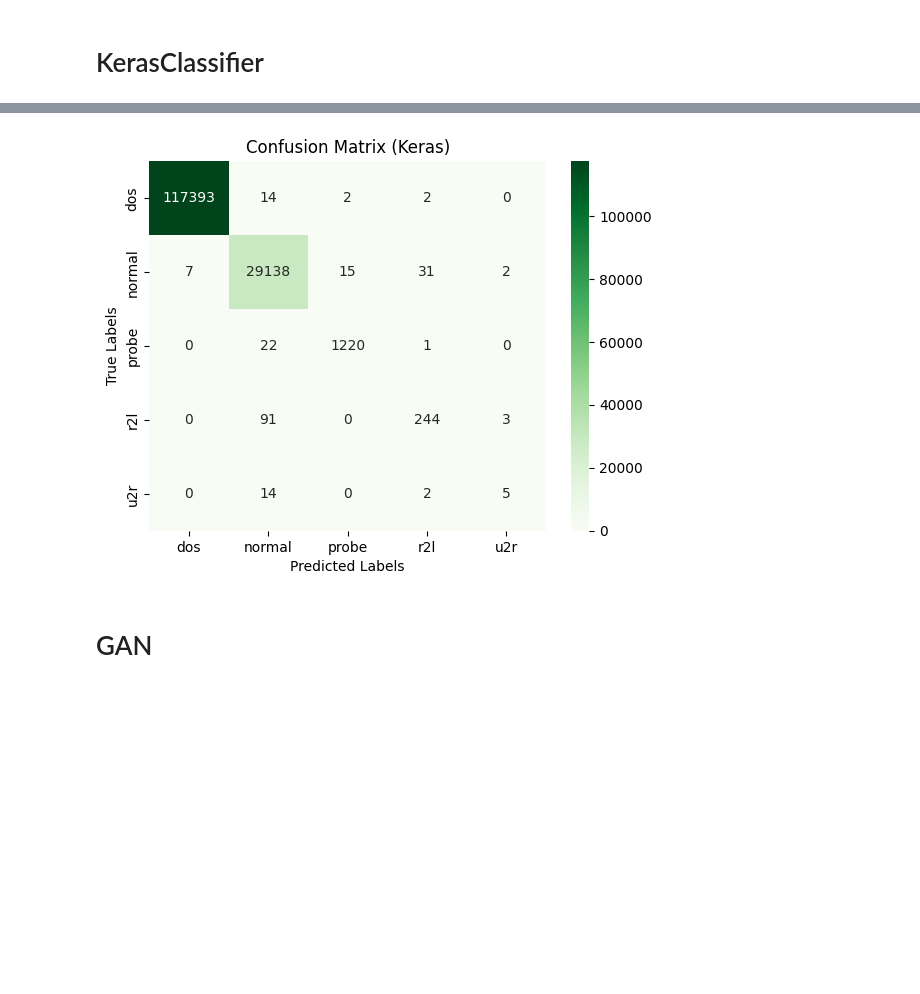
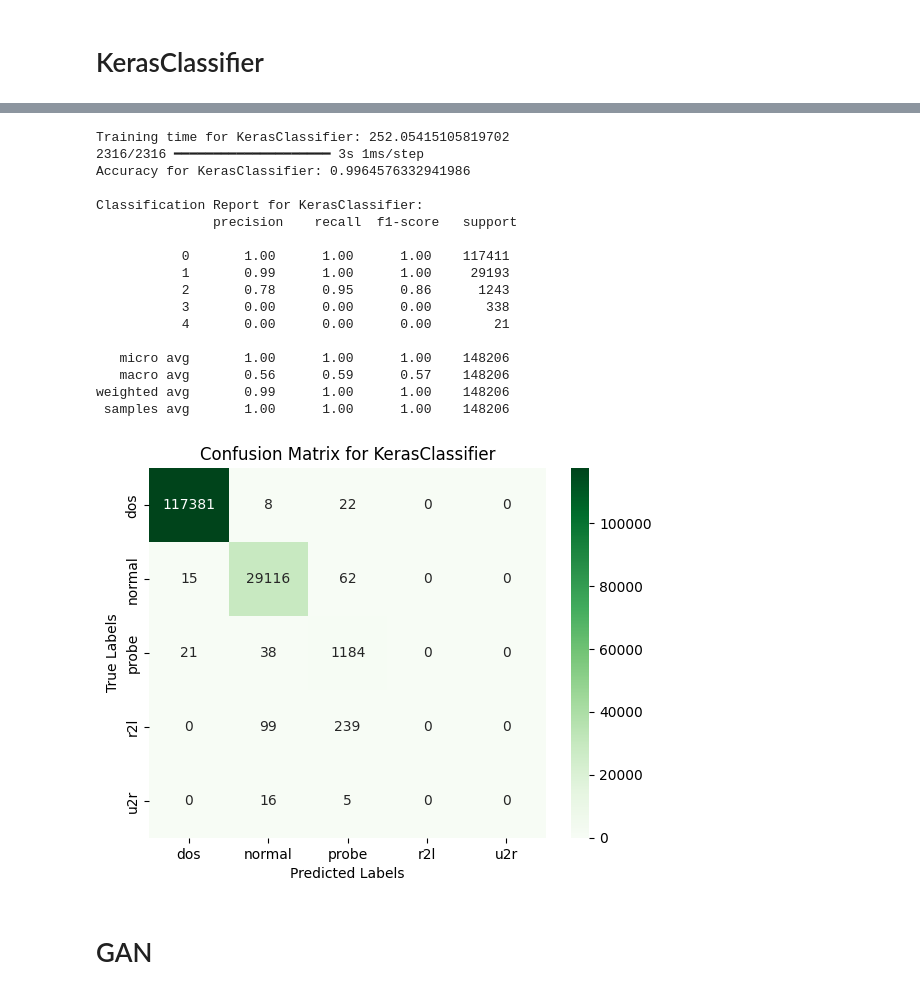
Before and after one commit to Pakapakk/Network_Traffic_Anomaly_Detection, a Jupyter notebook: anomaly_detection.ipynb, the cells around one changed output, grey strips where cells are left out. Cells and saved outputs as stored; diff of their text form; code cells hidden in the pictures; blank space fills up the shorter version.

Commit message:
KerasClassifier Added

```diff
--- a/anomaly_detection.ipynb
+++ b/anomaly_detection.ipynb
@@ -419,6 +416,9 @@ num_classes = len(le.classes_)
 # %%
-# Define the Keras model
-model = Sequential()
-model.add(Dense(64, activation='relu', input_shape=(X_train_scaled.shape[1],)))
-model.add(Dense(32, activation='relu'))
-model.add(Dense(num_classes, activation='softmax'))  # Use softmax for multi-class
+def create_model():
+    model = Sequential()
+    model.add(Dense(32, input_shape=(X_train_scaled.shape[1],),activation = 'relu',kernel_initializer='random_uniform'))
+    model.add(Dense(1,activation='sigmoid',kernel_initializer='random_uniform'))
+    model.add(Dense(5,activation='softmax'))
+    model.compile(loss ='categorical_crossentropy',optimizer = 'adam',metrics = ['accuracy'])
+
+    return model
@@ -430,6 +424,0 @@ model.compile(loss='sparse_categorical_crossentropy',  # Use sparse_categorical_
-# %%
-# Train the model
-start_time = time.time()
-model.fit(X_train_scaled, Y_train_encoded, epochs=10, batch_size=32, validation_split=0.1) # adjust epochs and batch_size
-end_time = time.time()
-print("Training time:", end_time - start_time)
@@ -484,0 +425,6 @@ cm_keras = confusion_matrix(Y_test_scaled, Y_pred_keras_labels)
+# %%
+keras_model = KerasClassifier(build_fn=create_model,epochs=25,batch_size=64)
+# %%
+start = time.time()
+keras_model.fit(X_train_scaled, Y_train_encoded)
+end = time.time()
@@ -485,13 +449,37 @@ cm_keras = confusion_matrix(Y_test_scaled, Y_pred_keras_labels)
 # %%
+print("Training time for KerasClassifier:", end - start)
+Y_pred_keras = keras_model.predict(X_test_scaled)
+print("Accuracy for KerasClassifier:", accuracy_score(Y_test_encoded, Y_pred_keras))
+print("\nClassification Report for KerasClassifier:\n", classification_report(Y_test_encoded, Y_pred_keras))
+
+cm_keras = confusion_matrix(Y_test_encoded.argmax(axis=1), Y_pred_keras.argmax(axis=1))
+
 labels = ["dos", "normal", "probe", "r2l", "u2r"]
 
 sns.heatmap(cm_keras, annot=True, fmt="d", cmap="Greens", xticklabels=labels, yticklabels=labels)
 plt.xlabel("Predicted Labels")
 plt.ylabel("True Labels")
-plt.title("Confusion Matrix (Keras)")
+plt.title("Confusion Matrix for KerasClassifier")
 plt.show()
 # %% [output]
+Training time for KerasClassifier: 252.05415105819702
+2316/2316 ━━━━━━━━━━━━━━━━━━━━ 3s 1ms/step
+Accuracy for KerasClassifier: 0.9964576332941986
+
+Classification Report for KerasClassifier:
+               precision    recall  f1-score   support
+
+           0       1.00      1.00      1.00    117411
+           1       0.99      1.00      1.00     29193
+           2       0.78      0.95      0.86      1243
+           3       0.00      0.00      0.00       338
+           4       0.00      0.00      0.00        21
+
+   micro avg       1.00      1.00      1.00    148206
+   macro avg       0.56      0.59      0.57    148206
+weighted avg       0.99      1.00      1.00    148206
+ samples avg       1.00      1.00      1.00    148206
-[figure, old version]
+[figure, new version]
 # %% [markdown]
 # GAN
 # %%
```
Also changed, not shown: parts of 14 cells of this notebook.
